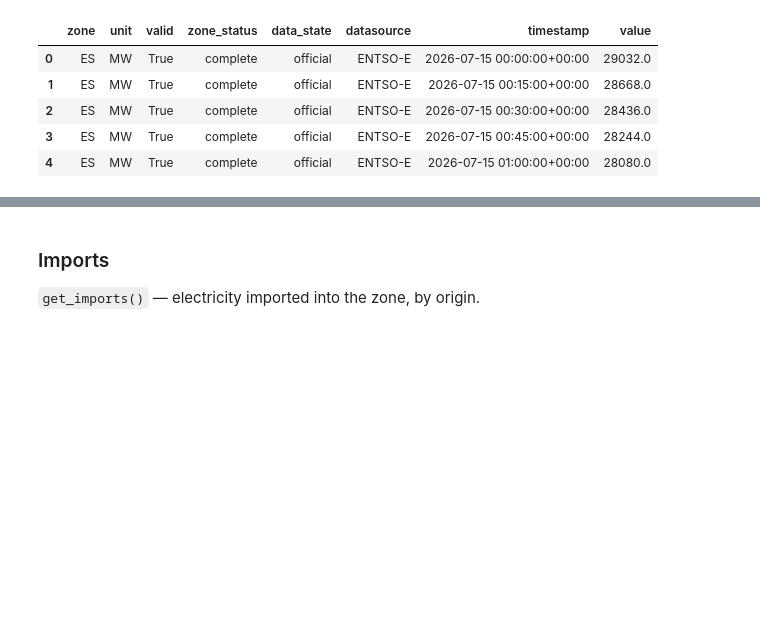
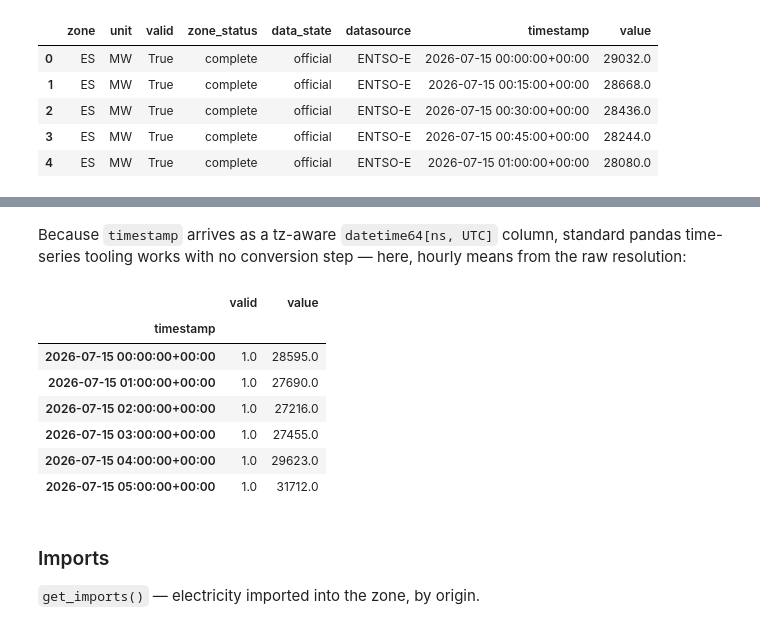
Before and after one commit to wattnet/wattnet-client-python, a Jupyter notebook: examples/quickstart.ipynb, the cells around one changed output, grey strips where cells are left out. Cells and saved outputs as stored; diff of their text form; code cells hidden in the pictures; blank space fills up the shorter version.

```diff
--- a/examples/quickstart.ipynb
+++ b/examples/quickstart.ipynb
@@ -92,3 +122,17 @@ load.head()
+# %% [markdown]
+Because `timestamp` arrives as a tz-aware `datetime64[ns, UTC]` column, standard pandas time-series tooling works with no conversion step — here, hourly means from the raw resolution:
+# %%
+hourly = load.set_index("timestamp").resample("1h").mean(numeric_only=True)
+hourly
+# %% [output]
+|  | valid | value |
+| timestamp |  |  |
+| 2026-07-15 00:00:00+00:00 | 1.0 | 28595.0 |
+| 2026-07-15 01:00:00+00:00 | 1.0 | 27690.0 |
+| 2026-07-15 02:00:00+00:00 | 1.0 | 27216.0 |
+| 2026-07-15 03:00:00+00:00 | 1.0 | 27455.0 |
+| 2026-07-15 04:00:00+00:00 | 1.0 | 29623.0 |
+| 2026-07-15 05:00:00+00:00 | 1.0 | 31712.0 |
 # %% [markdown]
 ### Imports
 
```
Also changed, not shown: parts of 19 cells of this notebook, 2 other files.
